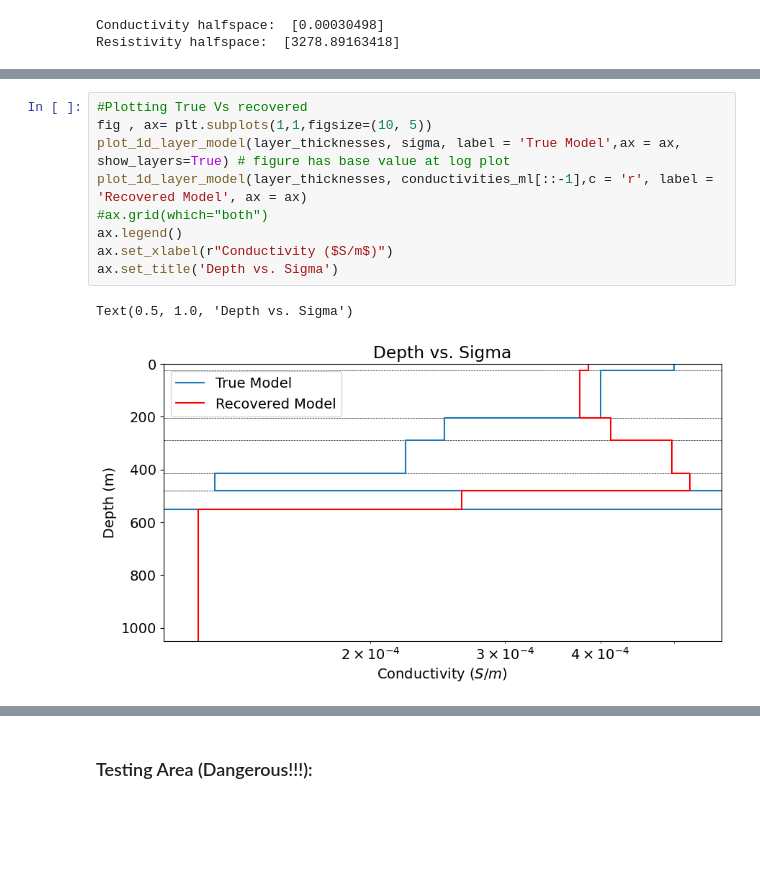
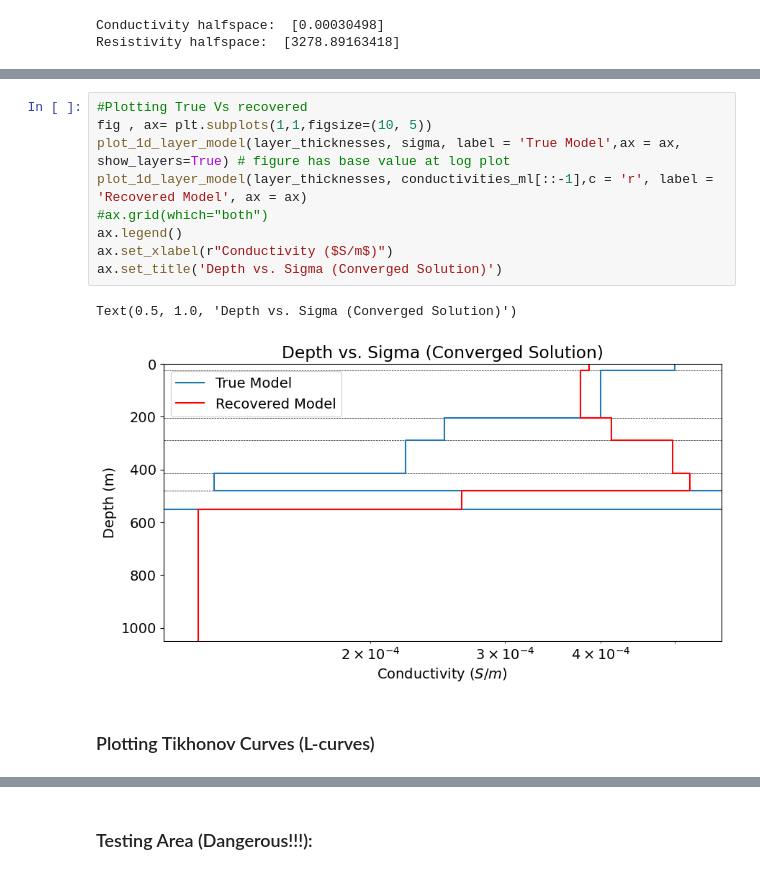
Before and after one commit to e-hdz130504/EOSC454-Inversion-Project-2026, a Jupyter notebook: 1D_AMT_Inversion.ipynb, the cells around one changed output, grey strips where cells are left out. Saved outputs shown, nothing was run; the diff lists cells and outputs as text; blank space fills up the shorter version.

```diff
--- a/1D_AMT_Inversion.ipynb
+++ b/1D_AMT_Inversion.ipynb
@@ -333,12 +406,14 @@ np.round(1/conductivities_ml[::-1]), 1/sigma
 # %%
 #Plotting True Vs recovered
 fig , ax= plt.subplots(1,1,figsize=(10, 5))
 plot_1d_layer_model(layer_thicknesses, sigma, label = 'True Model',ax = ax, show_layers=True) # figure has base value at log plot
 plot_1d_layer_model(layer_thicknesses, conductivities_ml[::-1],c = 'r', label = 'Recovered Model', ax = ax)
 #ax.grid(which="both")
 ax.legend()
 ax.set_xlabel(r"Conductivity ($S/m$)")
-ax.set_title('Depth vs. Sigma')
+ax.set_title('Depth vs. Sigma (Converged Solution)')
 # %% [output]
-Text(0.5, 1.0, 'Depth vs. Sigma')
+Text(0.5, 1.0, 'Depth vs. Sigma (Converged Solution)')
-[figure, old version]
+[figure, new version]
+# %% [markdown]
+### Plotting Tikhonov Curves (L-curves)
```
Also changed, not shown: parts of 17 cells of this notebook.
